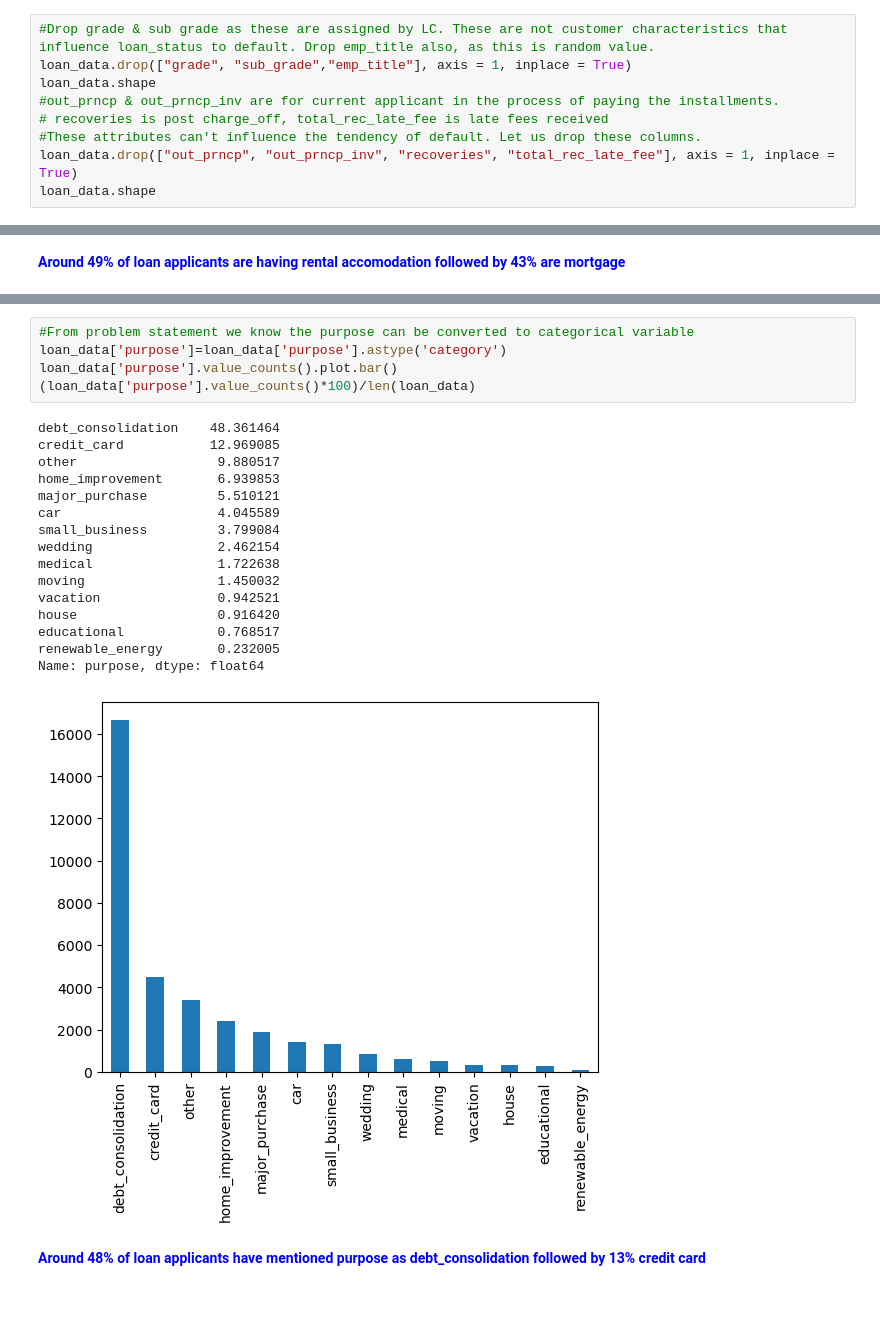
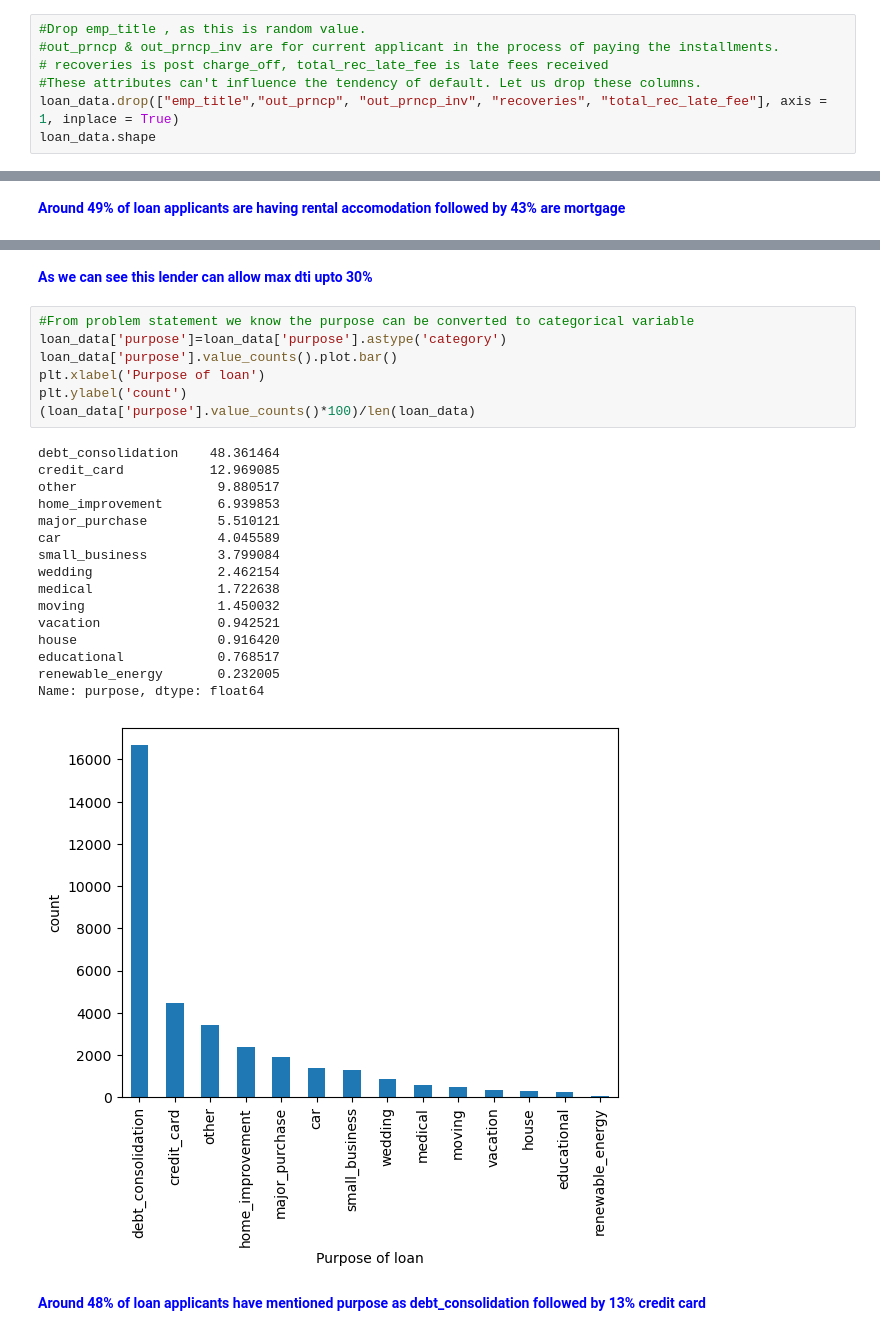
Before and after one commit to slkanthi/LendingClubCaseStudy, a Jupyter notebook: SreeLakshmiKanthi.ipynb, the cells around one changed output, grey strips where cells are left out. Saved outputs shown, nothing was run; the diff lists cells and outputs as text; blank space fills up the shorter version.

```diff
--- a/SreeLakshmiKanthi.ipynb
+++ b/SreeLakshmiKanthi.ipynb
@@ -93,12 +101,10 @@ loan_data.head()
 | 6 | 7000 | 7000 | 7000.0 | 60 months | 15.96 | 170.08 | C | C5 | ... |
 5 rows × 42 columns
 # %%
-#Drop grade & sub grade as these are assigned by LC. These are not customer characteristics that influence loan_status to default. Drop emp_title also, as this is random value.
-loan_data.drop(["grade", "sub_grade","emp_title"], axis = 1, inplace = True)
-loan_data.shape
+#Drop emp_title , as this is random value.
 #out_prncp & out_prncp_inv are for current applicant in the process of paying the installments.
 # recoveries is post charge_off, total_rec_late_fee is late fees received
 #These attributes can't influence the tendency of default. Let us drop these columns.
-loan_data.drop(["out_prncp", "out_prncp_inv", "recoveries", "total_rec_late_fee"], axis = 1, inplace = True)
+loan_data.drop(["emp_title","out_prncp", "out_prncp_inv", "recoveries", "total_rec_late_fee"], axis = 1, inplace = True)
 loan_data.shape
 # %% [output]
@@ -227,25 +259,29 @@ Name: home_ownership, dtype: float64
+# %% [markdown]
+<font color=blue> __As we can see this lender can allow max dti upto 30%__ </font>
 # %%
 #From problem statement we know the purpose can be converted to categorical variable
 loan_data['purpose']=loan_data['purpose'].astype('category')
 loan_data['purpose'].value_counts().plot.bar()
+plt.xlabel('Purpose of loan')
+plt.ylabel('count')
 (loan_data['purpose'].value_counts()*100)/len(loan_data)
 # %% [output]
 debt_consolidation    48.361464
 credit_card           12.969085
 other                  9.880517
 home_improvement       6.939853
 major_purchase         5.510121
 car                    4.045589
 small_business         3.799084
 wedding                2.462154
 medical                1.722638
 moving                 1.450032
 vacation               0.942521
 house                  0.916420
 educational            0.768517
 renewable_energy       0.232005
 Name: purpose, dtype: float64
-[figure, old version]
+[figure, new version]
 # %% [markdown]
 <font color=blue> __Around 48% of loan applicants have mentioned purpose as debt_consolidation followed by 13% credit card__ </font>
 # %%
```
Also changed, not shown: parts of 22 cells of this notebook, 1 other file.
